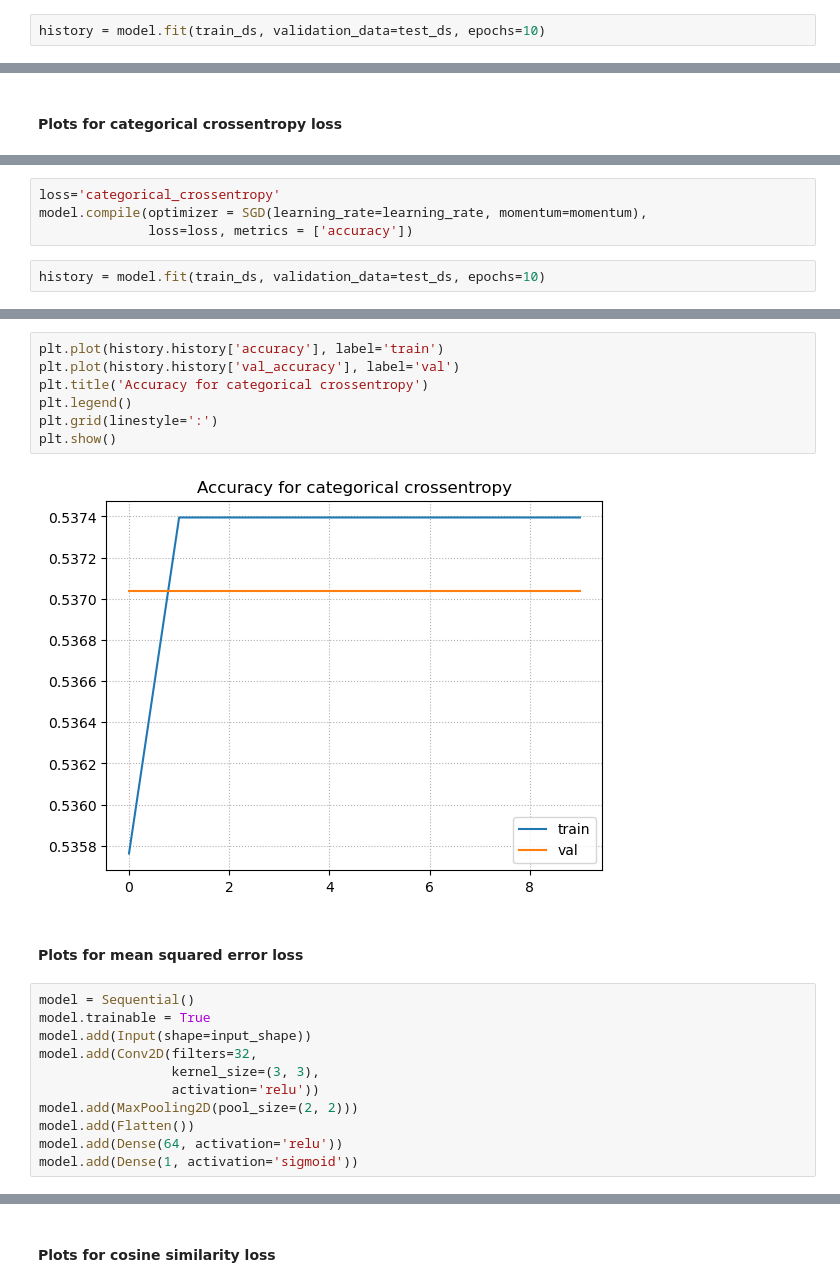
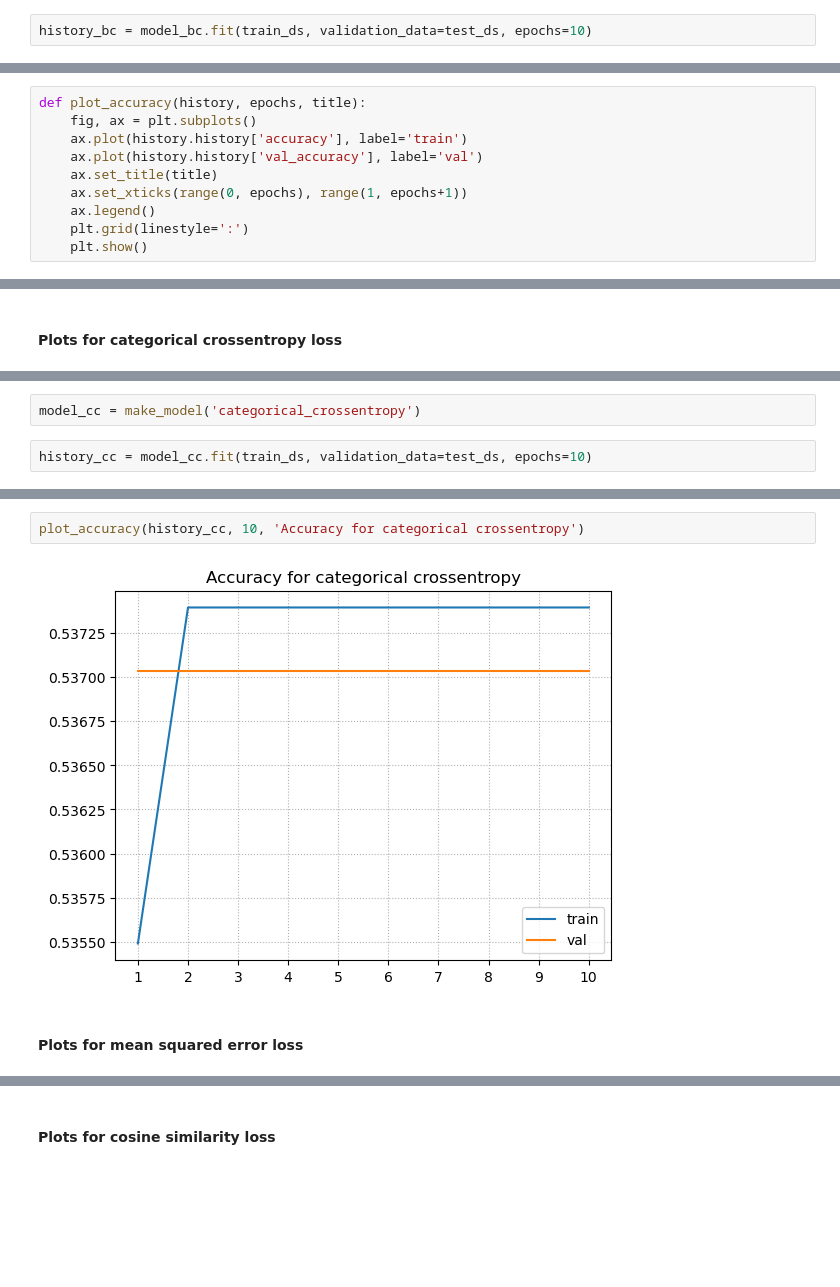
Before and after one commit to capac/ml-zoomcamp, a Jupyter notebook: 2023/homework/08/homework_08.ipynb, the cells around one changed output, grey strips where cells are left out. Saved outputs shown, nothing was run; the diff lists cells and outputs as text; blank space fills up the shorter version.

```diff
--- a/2023/homework/08/homework_08.ipynb
+++ b/2023/homework/08/homework_08.ipynb
@@ -128,4 +131,4 @@ model.compile(optimizer = SGD(learning_rate=learning_rate, momentum=momentum),
 # %%
-history = model.fit(train_ds, validation_data=test_ds, epochs=10)
+history_bc = model_bc.fit(train_ds, validation_data=test_ds, epochs=10)
 # %% [output]
 Epoch 1/10
@@ -159,0 +154,10 @@ plt.show()
+# %%
+def plot_accuracy(history, epochs, title):
+    fig, ax = plt.subplots()
+    ax.plot(history.history['accuracy'], label='train')
+    ax.plot(history.history['val_accuracy'], label='val')
+    ax.set_title(title)
+    ax.set_xticks(range(0, epochs), range(1, epochs+1))
+    ax.legend()
+    plt.grid(linestyle=':')
+    plt.show()
@@ -173,8 +170,6 @@ model.add(Dense(1, activation='sigmoid'))
 # %%
-loss='categorical_crossentropy'
-model.compile(optimizer = SGD(learning_rate=learning_rate, momentum=momentum),
-              loss=loss, metrics = ['accuracy'])
+model_cc = make_model('categorical_crossentropy')
 # %%
-history = model.fit(train_ds, validation_data=test_ds, epochs=10)
+history_cc = model_cc.fit(train_ds, validation_data=test_ds, epochs=10)
 # %% [output]
 Epoch 1/10
@@ -200,23 +195,7 @@ Epoch 10/10
 # %%
-plt.plot(history.history['accuracy'], label='train')
-plt.plot(history.history['val_accuracy'], label='val')
-plt.title('Accuracy for categorical crossentropy')
-plt.legend()
-plt.grid(linestyle=':')
-plt.show()
+plot_accuracy(history_cc, 10, 'Accuracy for categorical crossentropy')
 # %% [output]
-[figure, old version]
+[figure, new version]
 # %% [markdown]
 #### Plots for mean squared error loss
-# %%
-model = Sequential()
-model.trainable = True
-model.add(Input(shape=input_shape))
-model.add(Conv2D(filters=32,
-                 kernel_size=(3, 3),
-                 activation='relu'))
-model.add(MaxPooling2D(pool_size=(2, 2)))
-model.add(Flatten())
-model.add(Dense(64, activation='relu'))
-model.add(Dense(1, activation='sigmoid'))
 # %%
```
Also changed, not shown: parts of 33 cells of this notebook.
